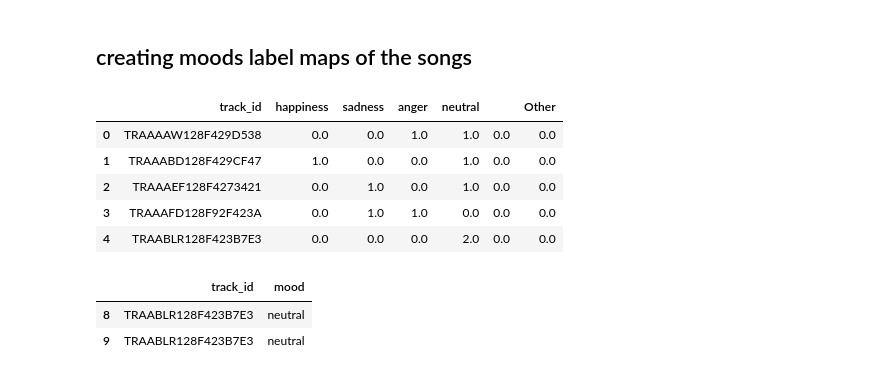
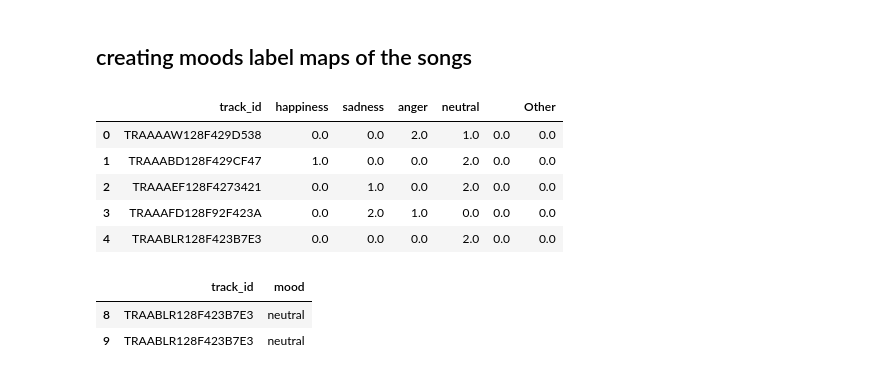
Before and after one commit to capt4ce/Music-Recommender-System, a Jupyter notebook: dataset_cleaning_for_DL_model.ipynb, the cells around one changed output. Drawn from its saved outputs; the diff is of its cells as text; code cells hidden in the pictures.

```diff
--- a/dataset_cleaning_for_DL_model.ipynb
+++ b/dataset_cleaning_for_DL_model.ipynb
@@ -364,24 +364,26 @@ genre_label_map_df.head()
 # %%
 unnormalized_mood_label_map_df = pandas.DataFrame(columns = ['track_id'] + ['happiness', 'sadness', 'anger', 'neutral'])
 
 for idx,row in selected_moods_df.iterrows():
 #     print unnormalized_mood_label_map_df[unnormalized_mood_label_map_df['track_id'] == row['track_id']].empty
     a = row['mood']
     if unnormalized_mood_label_map_df[unnormalized_mood_label_map_df['track_id'] == row['track_id']].empty:
         unnormalized_mood_label_map_df = unnormalized_mood_label_map_df.append({
             'track_id': row['track_id'],
             row['mood']: 1
         }, ignore_index=True).fillna(0)
     else:
+        unnormalized_mood_label_map_df.loc[unnormalized_mood_label_map_df['track_id'] == row['track_id'], [row['mood']]]=1
         unnormalized_mood_label_map_df.loc[unnormalized_mood_label_map_df['track_id'] == row['track_id'], [row['mood']]]+=1
 
+
 unnormalized_mood_label_map_df.head()
 # %% [output]
 |  | track_id | happiness | sadness | anger | neutral |  | Other |
-| 0 | TRAAAAW128F429D538 | 0.0 | 0.0 | 1.0 | 1.0 | 0.0 | 0.0 |
-| 1 | TRAAABD128F429CF47 | 1.0 | 0.0 | 0.0 | 1.0 | 0.0 | 0.0 |
-| 2 | TRAAAEF128F4273421 | 0.0 | 1.0 | 0.0 | 1.0 | 0.0 | 0.0 |
-| 3 | TRAAAFD128F92F423A | 0.0 | 1.0 | 1.0 | 0.0 | 0.0 | 0.0 |
+| 0 | TRAAAAW128F429D538 | 0.0 | 0.0 | 2.0 | 1.0 | 0.0 | 0.0 |
+| 1 | TRAAABD128F429CF47 | 1.0 | 0.0 | 0.0 | 2.0 | 0.0 | 0.0 |
+| 2 | TRAAAEF128F4273421 | 0.0 | 1.0 | 0.0 | 2.0 | 0.0 | 0.0 |
+| 3 | TRAAAFD128F92F423A | 0.0 | 2.0 | 1.0 | 0.0 | 0.0 | 0.0 |
 | 4 | TRAABLR128F423B7E3 | 0.0 | 0.0 | 0.0 | 2.0 | 0.0 | 0.0 |
 # %%
 selected_moods_df[selected_moods_df['track_id'] == 'TRAABLR128F423B7E3']
```
Also changed, not shown: parts of 4 cells of this notebook, 14 other files.
